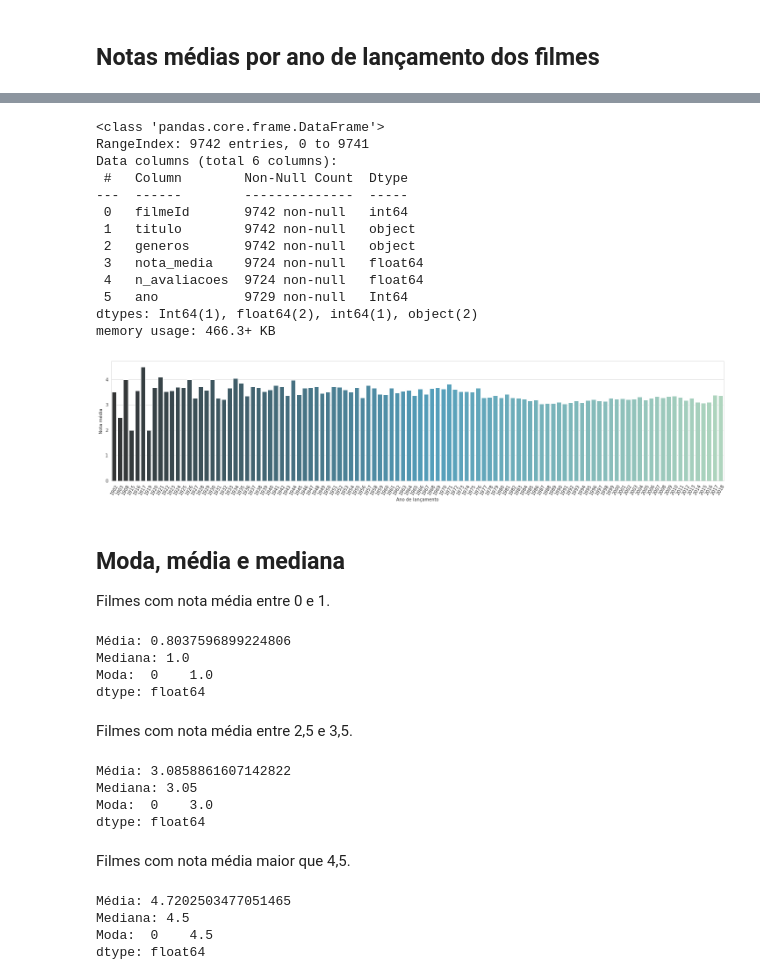
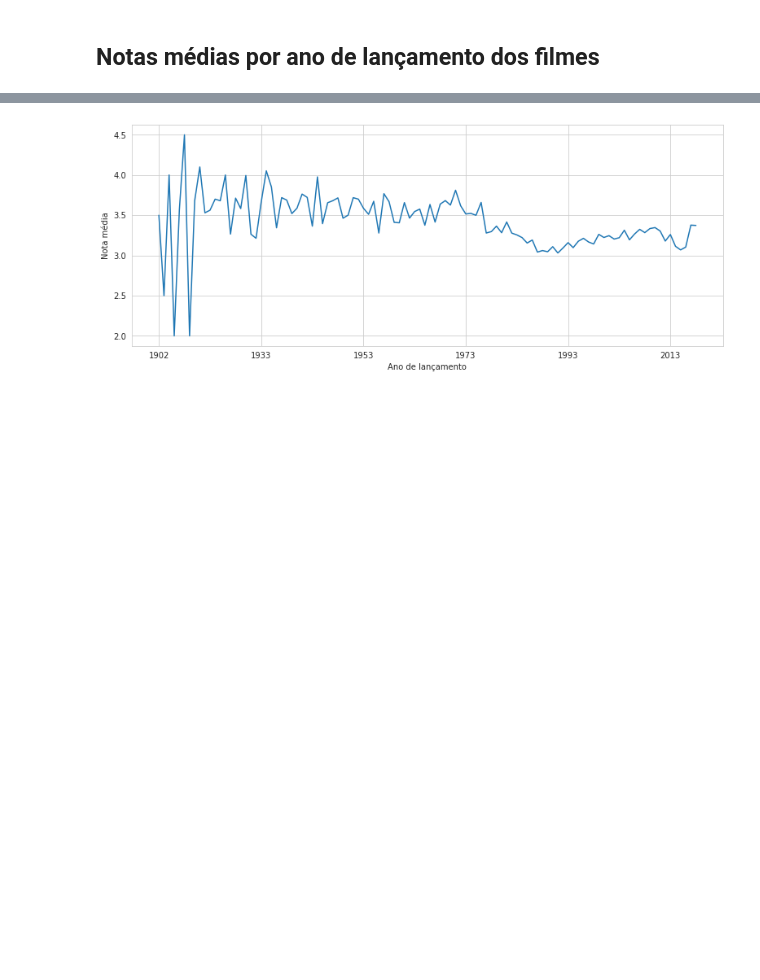
Before and after one commit to marimigliorini/MovieLens_DataSet, a Jupyter notebook: Analise_MovieLens.ipynb, the cells around one changed output, grey strips where cells are left out. Saved outputs shown, nothing was run; the diff lists cells and outputs as text; code cells hidden in the pictures; blank space fills up the shorter version.

```diff
--- a/Analise_MovieLens.ipynb
+++ b/Analise_MovieLens.ipynb
@@ -311,5 +300,5 @@ memory usage: 76.2+ KB
 # %%
-filmes = filmes.join(filmes['titulo'].str.extract('\((\d+)\)'))
+filmes = filmes.join(filmes['titulo'].str.extract("\((\d{4})\)"))
 filmes.rename(columns={0: 'ano'}, inplace = True)
 filmes.head()
 # %% [output]
@@ -319,70 +308,11 @@ filmes.head()
 | 2 | 3 | Grumpier Old Men (1995) | Comedy|Romance | 3.26 | 52.0 | 1995 |
 | 3 | 4 | Waiting to Exhale (1995) | Comedy|Drama|Romance | 2.36 | 7.0 | 1995 |
 | 4 | 5 | Father of the Bride Part II (1995) | Comedy | 3.07 | 49.0 | 1995 |
-# %%
-filmes['ano'] = filmes['ano'].astype('float').astype('Int64')
-filmes.info()
-# %% [output]
-<class 'pandas.core.frame.DataFrame'>
-RangeIndex: 9742 entries, 0 to 9741
-Data columns (total 6 columns):
- #   Column        Non-Null Count  Dtype
----  ------        --------------  -----
- 0   filmeId       9742 non-null   int64
- 1   titulo        9742 non-null   object
- 2   generos       9742 non-null   object
- 3   nota_media    9724 non-null   float64
- 4   n_avaliacoes  9724 non-null   float64
- 5   ano           9729 non-null   Int64
-dtypes: Int64(1), float64(2), int64(1), object(2)
-memory usage: 466.3+ KB
-# %%
-filmes['ano'].replace(500, np.nan, inplace=True)
-filmes['ano'].replace(6, np.nan, inplace=True)
 # %%
-plt.figure(figsize=(25,5))
-sns.barplot(x = filmes.groupby(['ano'])['nota_media'].mean().sort_values(ascending=False).index,
-            y = filmes.groupby(['ano'])['nota_media'].mean().sort_values(ascending=False).values,
-            palette=sns.color_palette("GnBu_d", n_colors=len(filmes.groupby(['ano'])['nota_media'].mean().sort_values(ascending=False)) + 5))
-
-plt.xticks(rotation=60)
+plt.figure(figsize=(13,5))
+filmes.groupby(['ano'])['nota_media'].mean().plot()
 plt.xlabel('Ano de lançamento')
 plt.ylabel('Nota média')
 plt.show()
 # %% [output]
-[figure, old version]
+[figure, new version]
-# %% [markdown]
-## Moda, média e mediana
-
-Filmes com nota média entre 0 e 1.
-# %%
-print('Média: '+ str(filmes[(filmes['nota_media'] >= 0) & (filmes['nota_media'] <= 1)]['nota_media'].mean()),
-      '\nMediana: '+ str(filmes[(filmes['nota_media'] >= 0) & (filmes['nota_media'] <= 1)]['nota_media'].median()),
-      '\nModa:  '+ str(filmes[(filmes['nota_media'] >= 0) & (filmes['nota_media'] <= 1)]['nota_media'].mode()))
-# %% [output]
-Média: 0.8037596899224806
-Mediana: 1.0
-Moda:  0    1.0
-dtype: float64
-# %% [markdown]
-Filmes com nota média entre 2,5 e 3,5.
-# %%
-print('Média: '+ str(filmes[(filmes['nota_media'] >= 2.5) & (filmes['nota_media'] <= 3.5)]['nota_media'].mean()),
-      '\nMediana: '+ str(filmes[(filmes['nota_media'] >= 2.5) & (filmes['nota_media'] <= 3.5)]['nota_media'].median()),
-      '\nModa:  '+ str(filmes[(filmes['nota_media'] >= 2.5) & (filmes['nota_media'] <= 3.5)]['nota_media'].mode()))
-# %% [output]
-Média: 3.0858861607142822
-Mediana: 3.05
-Moda:  0    3.0
-dtype: float64
-# %% [markdown]
-Filmes com nota média maior que 4,5.
-# %%
-print('Média: '+ str(filmes[(filmes['nota_media'] >= 4.5) & (filmes['nota_media'] <= 5)]['nota_media'].mean()),
-      '\nMediana: '+ str(filmes[(filmes['nota_media'] >= 4.5) & (filmes['nota_media'] <= 5)]['nota_media'].median()),
-      '\nModa:  '+ str(filmes[(filmes['nota_media'] >= 4.5) & (filmes['nota_media'] <= 5)]['nota_media'].mode()))
-# %% [output]
-Média: 4.7202503477051465
-Mediana: 4.5
-Moda:  0    4.5
-dtype: float64
```
Also changed, not shown: parts of 3 cells of this notebook.
